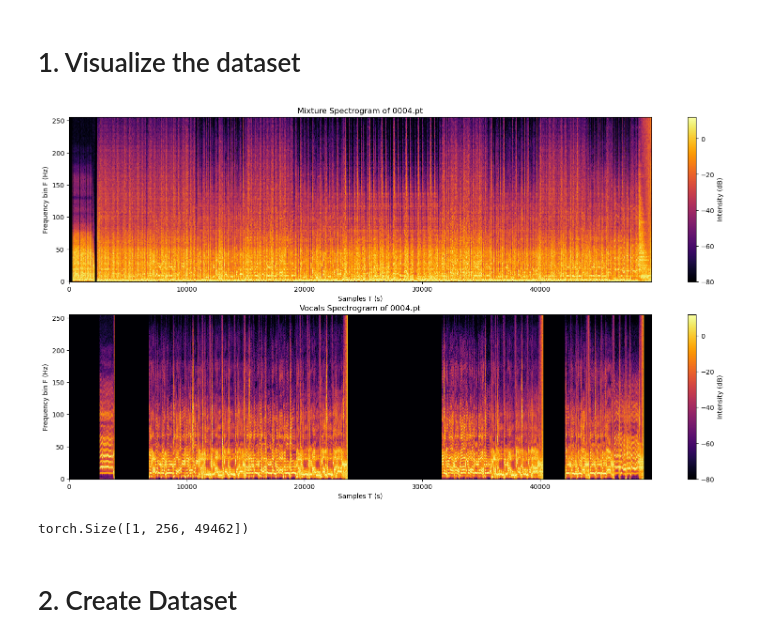
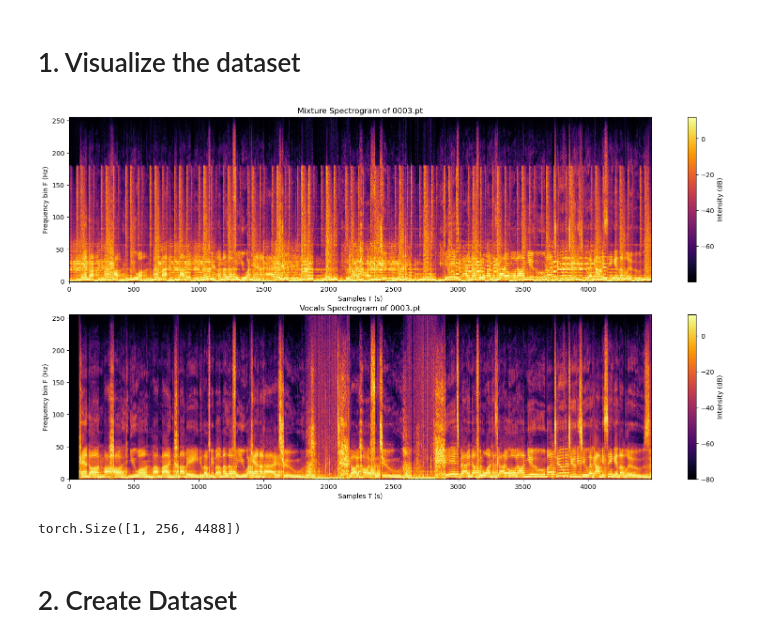
Before and after one commit to NicholasGranlund/SSY340-Music-Isolation-Project, a Jupyter notebook: music_isolator.ipynb, the cells around one changed output. Cells and saved outputs as stored; diff of their text form; code cells hidden in the pictures.

```diff
--- a/music_isolator.ipynb
+++ b/music_isolator.ipynb
@@ -59,14 +59,14 @@ class MUSDB18Spectrogram:
 
         plt.show()  # Display the plot
 # %%
-filename = './music_data/musdb18hq_processed/train_spectrograms/0004.pt'
+filename = './music_data/musdb18hq_processed/train_spectrograms/0003.pt'
 spectrogram_tensor = torch.load(filename)
 my_spectrogram = MUSDB18Spectrogram(spectrogram_tensor, filename[-7:])
 my_spectrogram.visualize()
 
 my_spectrogram.spectrogram_voc.shape
 # %% [output]
-[figure, old version]
+[figure, new version]
-torch.Size([1, 256, 49462])
+torch.Size([1, 256, 4488])
 # %% [markdown]
 # 2. Create Dataset
```
Also changed, not shown: parts of 11 cells of this notebook.
